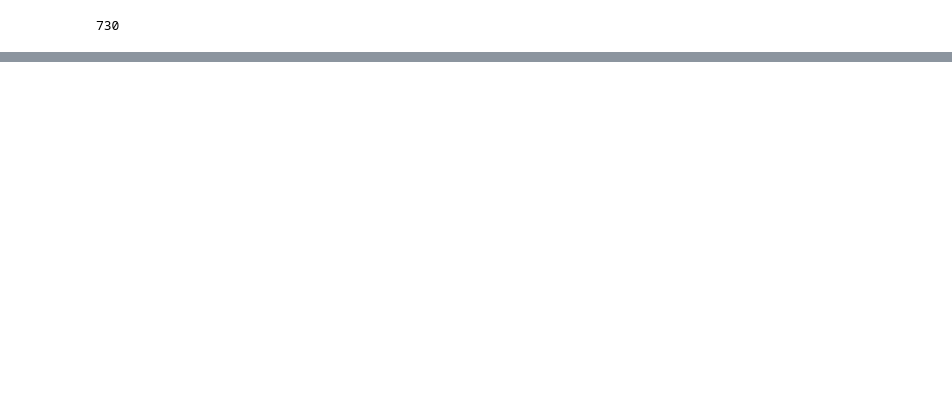
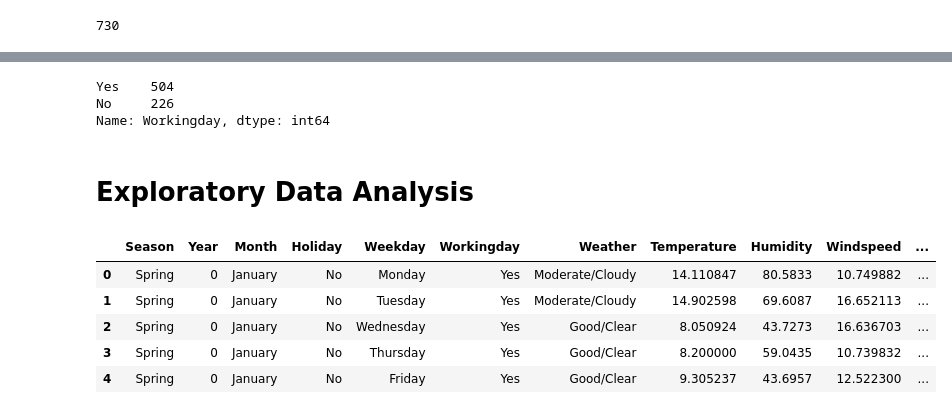
Before and after one commit to akshaysmin/Bike-Sharing-Demand-Prediction, a Jupyter notebook: Bike_Sharing_Demand.ipynb, the cells around one changed output, grey strips where cells are left out. Cells and saved outputs as stored; diff of their text form; code cells hidden in the pictures; blank space fills up the shorter version.

```diff
--- a/Bike_Sharing_Demand.ipynb
+++ b/Bike_Sharing_Demand.ipynb
@@ -103,0 +214,6 @@ Conclusion : instant represents unique id values for each row
+# %%
+df_bikes['Weather'].replace((1,2,3),
+                            ('Good/Clear', 'Moderate/Cloudy', 'Bad/Raining'),
+                           inplace=True
+                           )
+df_bikes['Weather'].value_counts()
@@ -103,0 +227,6 @@ Conclusion : instant represents unique id values for each row
+# %%
+df_bikes['Holiday'].replace((0,1),
+                            ('No', 'Yes'),
+                            inplace=True
+                            )
+df_bikes['Holiday'].value_counts()
@@ -103,0 +250,6 @@ Conclusion : instant represents unique id values for each row
+# %%
+df_bikes['Weekday'].replace((0,1,2,3,4,5,6),
+                            ('Sunday','Monday', 'Tuesday', 'Wednesday', 'Thursday', 'Friday', 'Saturday'),
+                            inplace=True
+                            )
+df_bikes['Weekday'].value_counts()
@@ -103,0 +265,21 @@ Conclusion : instant represents unique id values for each row
+# %%
+df_bikes['Workingday'].replace((0,1),
+                            ('No','Yes'),
+                            inplace=True
+                            )
+df_bikes['Workingday'].value_counts()
+# %% [output]
+Yes    504
+No     226
+Name: Workingday, dtype: int64
+# %% [markdown]
+# Exploratory Data Analysis
+# %%
+df_bikes.head()
+# %% [output]
+|  | Season | Year | Month | Holiday | Weekday | Workingday | Weather | Temperature | Humidity | Windspeed | ... |
+| 0 | Spring | 0 | January | No | Monday | Yes | Moderate/Cloudy | 14.110847 | 80.5833 | 10.749882 | ... |
+| 1 | Spring | 0 | January | No | Tuesday | Yes | Moderate/Cloudy | 14.902598 | 69.6087 | 16.652113 | ... |
+| 2 | Spring | 0 | January | No | Wednesday | Yes | Good/Clear | 8.050924 | 43.7273 | 16.636703 | ... |
+| 3 | Spring | 0 | January | No | Thursday | Yes | Good/Clear | 8.200000 | 59.0435 | 10.739832 | ... |
+| 4 | Spring | 0 | January | No | Friday | Yes | Good/Clear | 9.305237 | 43.6957 | 12.522300 | ... |
```
Also changed, not shown: parts of 34 cells of this notebook.
